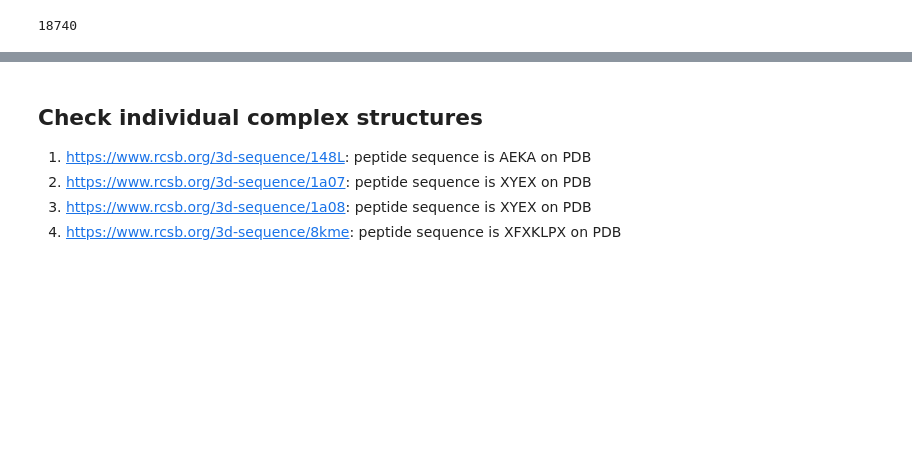
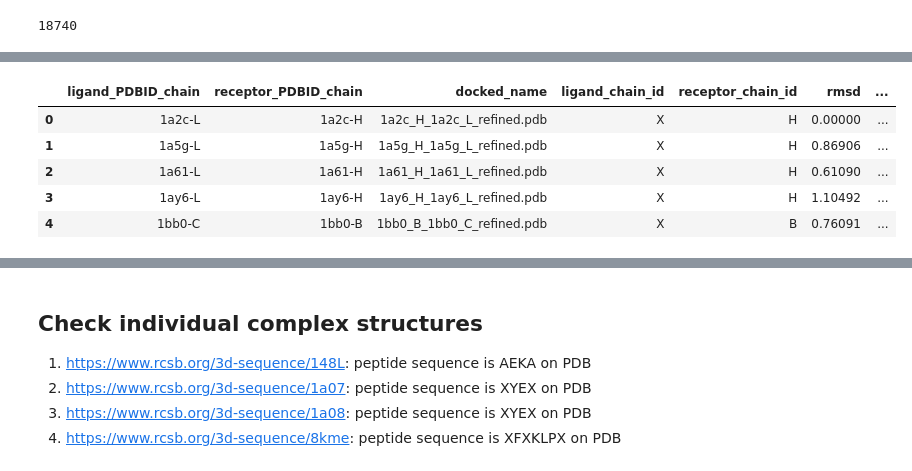
Before and after one commit to aws-samples/eggnet-equivariant-graph-of-graph-neural-network, a Jupyter notebook: Explore_Propedia.ipynb, the cells around one changed output, grey strips where cells are left out. Drawn from its saved outputs; the diff is of its cells as text; code cells hidden in the pictures; blank space fills up the shorter version.

Commit message:
Updated notebooks for preping intact PDBBind data

```diff
--- a/Explore_Propedia.ipynb
+++ b/Explore_Propedia.ipynb
@@ -691,0 +731,11 @@ complex_df_comb.loc[complex_df_comb['label']==1, 'pdb_file'].nunique()
+# %%
+rmsd_train = pd.read_csv(
+    os.path.join(DATA_DIR, 'rmsd_refined_data_train.csv'),
+    index_col='docked_name'
+)
+
+rmsd_test = pd.read_csv(
+    os.path.join(DATA_DIR, 'rmsd_refined_data_test.csv'),
+    index_col='docked_name'
+)
+rmsd_train.head()
@@ -691,0 +814,9 @@ complex_df_comb.loc[complex_df_comb['label']==1, 'pdb_file'].nunique()
+# %%
+selfdock_test_df.head()
+# %% [output]
+|  | ligand_PDBID_chain | receptor_PDBID_chain | docked_name | ligand_chain_id | receptor_chain_id | rmsd | ... |
+| 0 | 1a2c-L | 1a2c-H | 1a2c_H_1a2c_L_refined.pdb | X | H | 0.00000 | ... |
+| 1 | 1a5g-L | 1a5g-H | 1a5g_H_1a5g_L_refined.pdb | X | H | 0.86906 | ... |
+| 2 | 1a61-L | 1a61-H | 1a61_H_1a61_L_refined.pdb | X | H | 0.61090 | ... |
+| 3 | 1ay6-L | 1ay6-H | 1ay6_H_1ay6_L_refined.pdb | X | H | 1.10492 | ... |
+| 4 | 1bb0-C | 1bb0-B | 1bb0_B_1bb0_C_refined.pdb | X | B | 0.76091 | ... |
```
Also changed, not shown: parts of 18 cells of this notebook, 1 other file.
